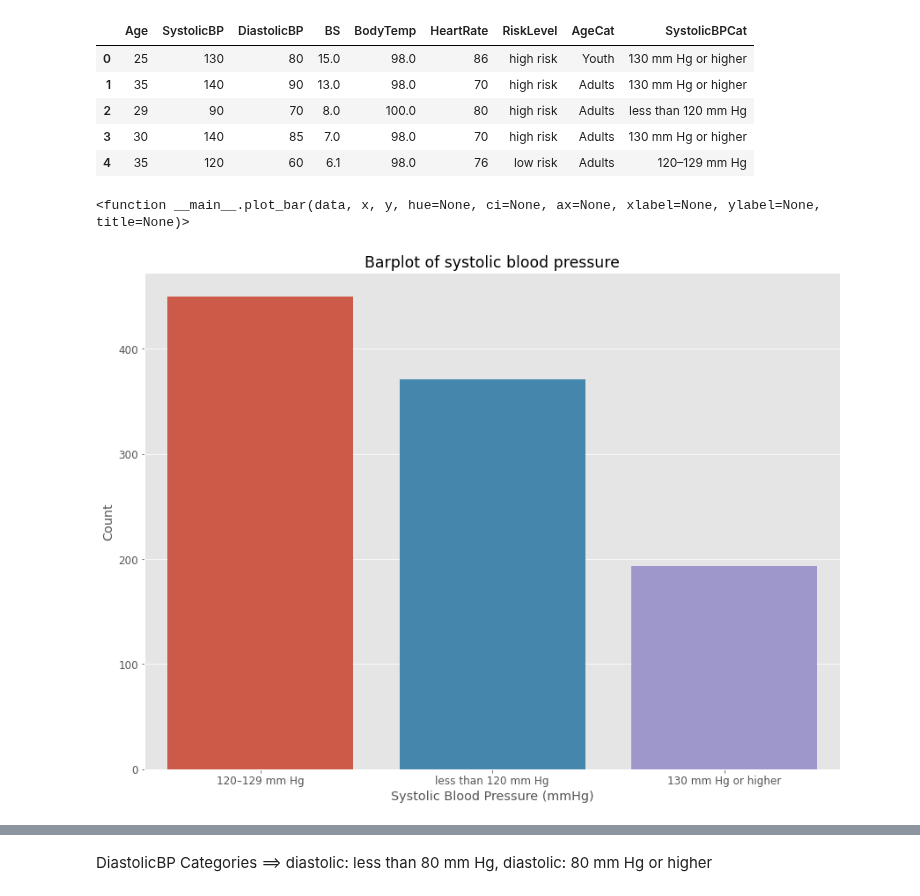
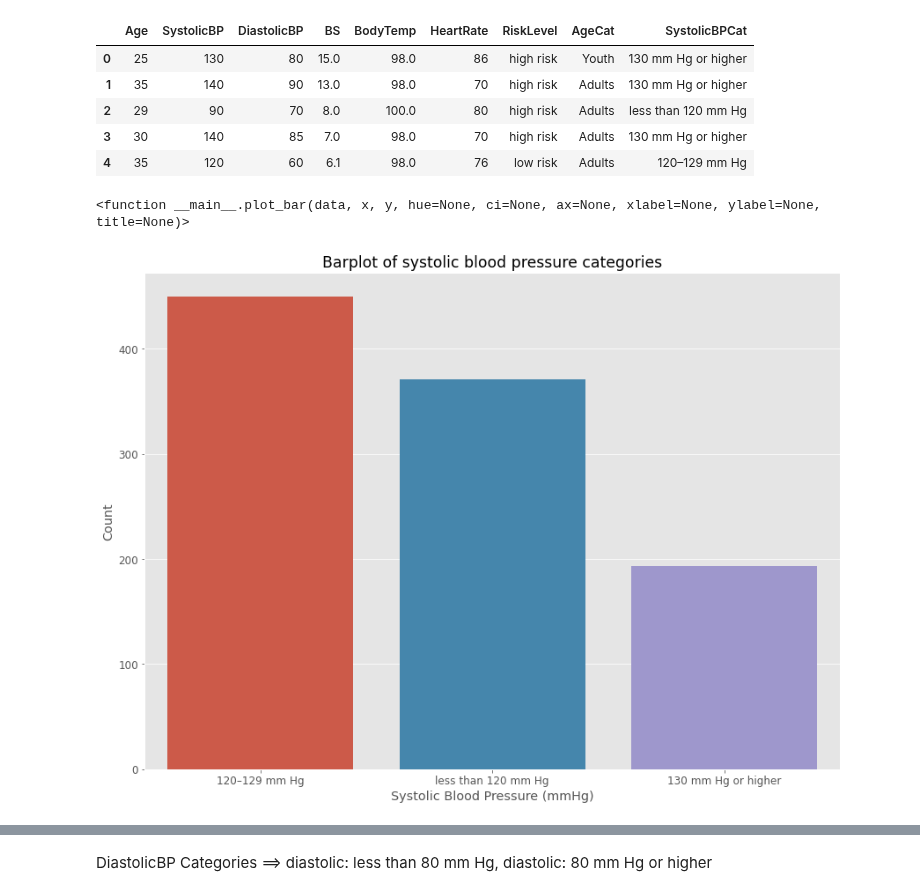
Before and after one commit to eldrigeampong/Data-Science, a Jupyter notebook: Scikit-learn/project1.ipynb, the cells around one changed output, grey strips where cells are left out. Cells and saved outputs as stored; diff of their text form; code cells hidden in the pictures.

```diff
--- a/Scikit-learn/project1.ipynb
+++ b/Scikit-learn/project1.ipynb
@@ -159,11 +159,11 @@ df.head()
 # %%
 plot_bar(
     x=df['SystolicBPCat'].value_counts().keys(), y=df['SystolicBPCat'].value_counts().values, data=df,
-    xlabel='Systolic Blood Pressure (mmHg)', ylabel='Count', title='Barplot of systolic blood pressure',
+    xlabel='Systolic Blood Pressure (mmHg)', ylabel='Count', title='Barplot of systolic blood pressure categories',
 )
 # %% [output]
 <function __main__.plot_bar(data, x, y, hue=None, ci=None, ax=None, xlabel=None, ylabel=None, title=None)>
-[figure, old version]
+[figure, new version]
 # %%
 plot_pie(
     df=df,
```
Also changed, not shown: parts of 12 cells of this notebook, 7 other files.
